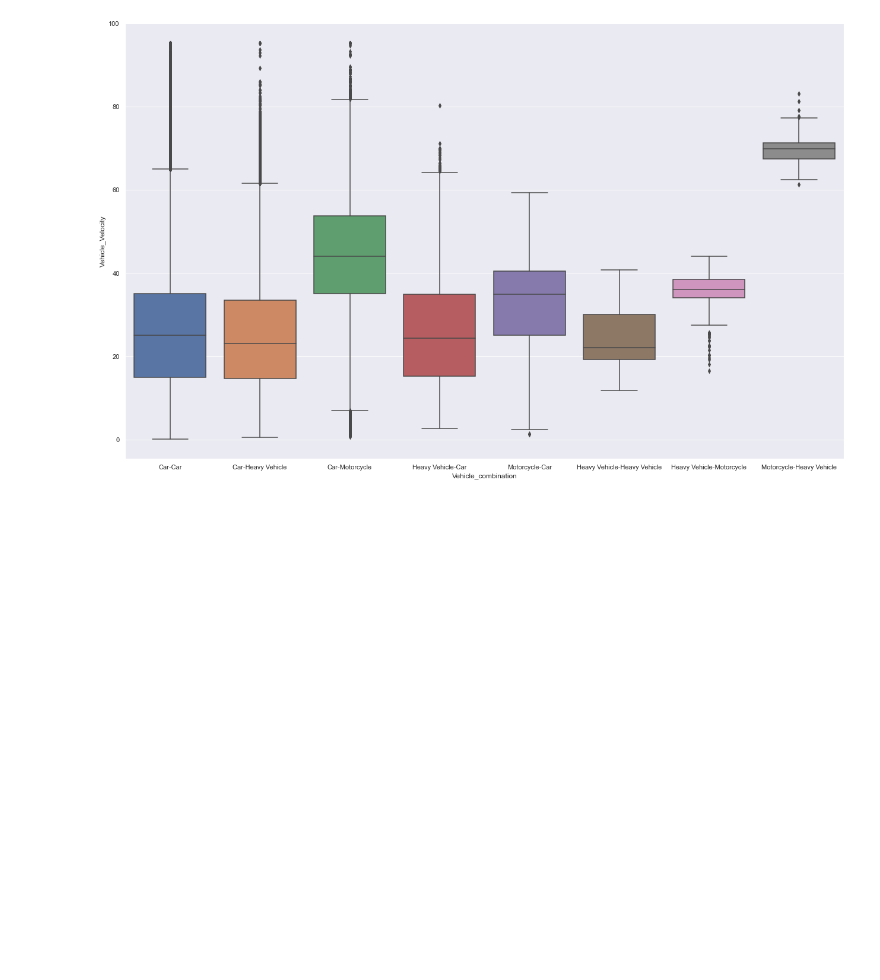
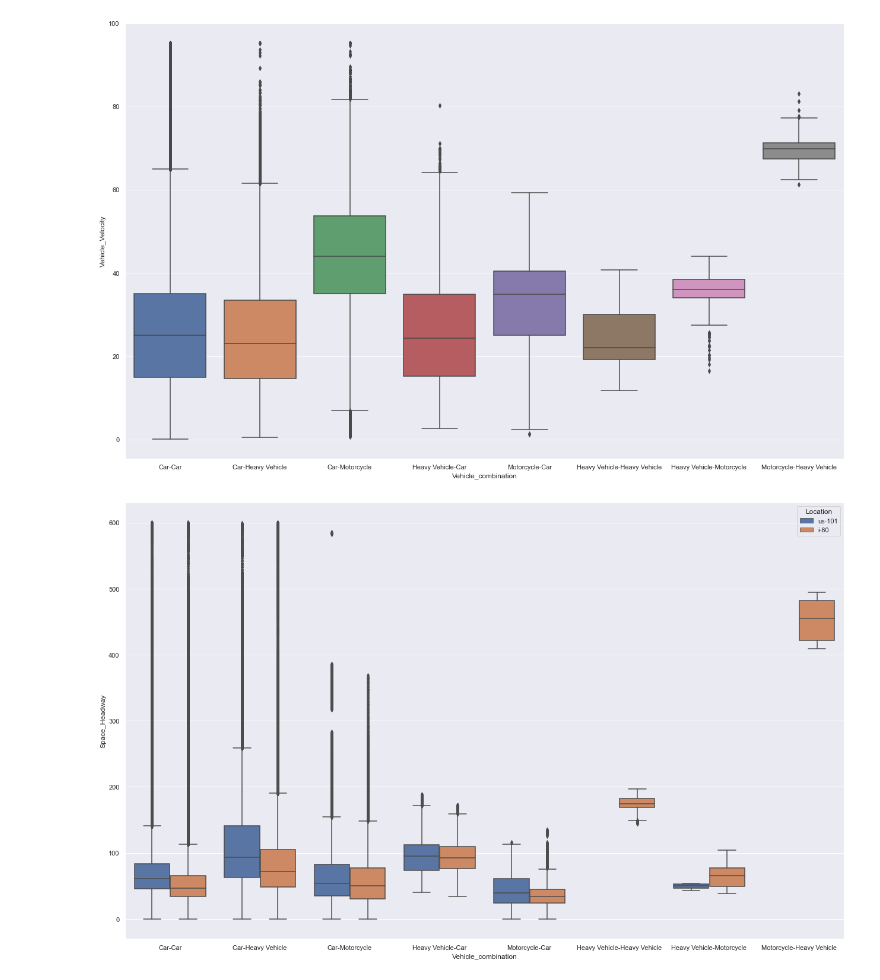
Before and after one commit to VineetDhamija/DataDrivenCarFollowing, a Jupyter notebook: datadrivencarfollowing-v1/scripts/Extended-EDA-vd-Part2.ipynb, the cells around one changed output. Cells and saved outputs as stored; diff of their text form; code cells hidden in the pictures; blank space fills up the shorter version.

```diff
--- a/datadrivencarfollowing-v1/scripts/Extended-EDA-vd-Part2.ipynb
+++ b/datadrivencarfollowing-v1/scripts/Extended-EDA-vd-Part2.ipynb
@@ -240,0 +243,11 @@ data=filtered_ngsim.groupby("Vehicle_combination")["Vehicle_combination"].sum()
+# %%
+
+filtered_ngsim =ngsim[((ngsim['Space_Headway'] < 600 ) ) ]
+sns.boxplot(data=filtered_ngsim,y='Space_Headway',x='Vehicle_combination',hue="Location")
+sns.set_style("white")
+sns.set_style("whitegrid")
+sns.set(font_scale = 3)
+sns.set(rc={'figure.figsize':(21.7,13.5)})
+plt.show()
+# %% [output]
+[figure, added]
```
Also changed, not shown: parts of 7 cells of this notebook.
